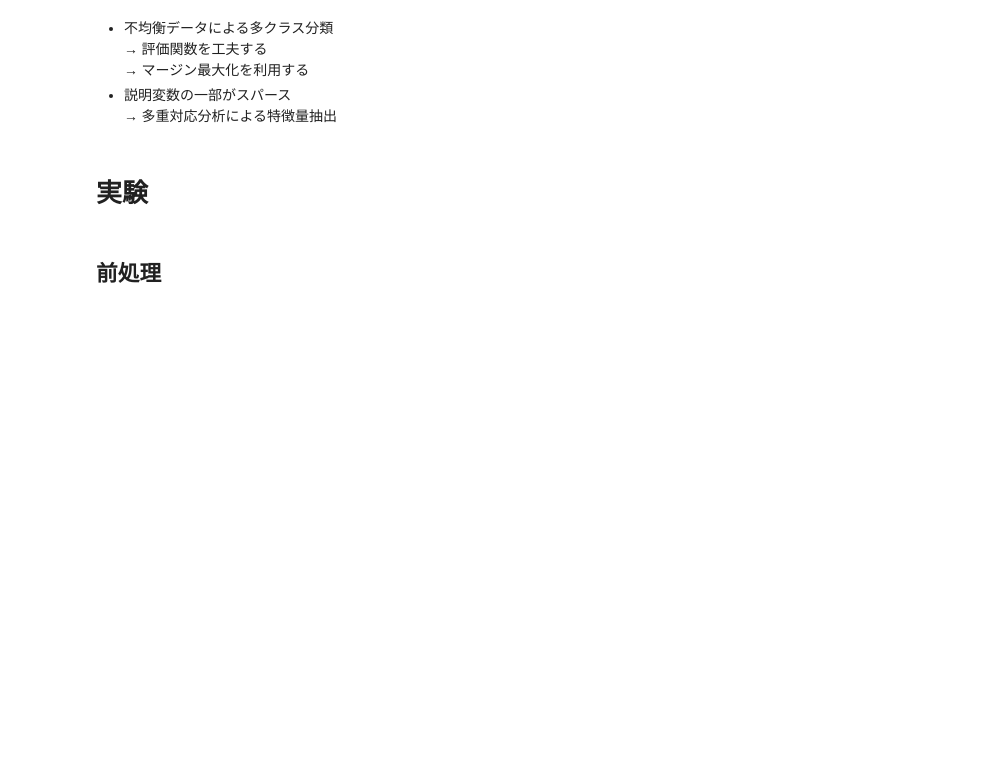
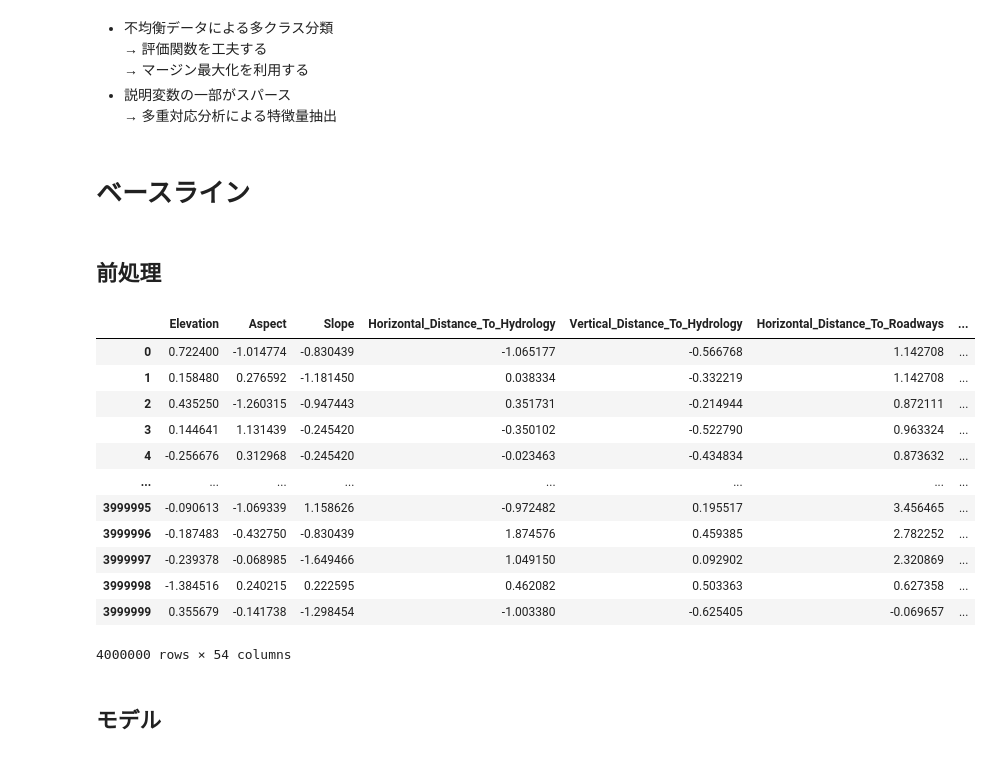
Before and after one commit to rrrrind/kaggle, a Jupyter notebook: workspace/Tabular_Playground_Series_Dec_2021/main.ipynb, the cells around one changed output. Cells and saved outputs as stored; diff of their text form; code cells hidden in the pictures; blank space fills up the shorter version.

```diff
--- a/workspace/Tabular_Playground_Series_Dec_2021/main.ipynb
+++ b/workspace/Tabular_Playground_Series_Dec_2021/main.ipynb
@@ -1,16 +1,18 @@
 # %% [markdown]
 # 事前準備
 # %%
-import psutil
+import os
+#import psutil
 import numpy as np
 import pandas as pd
 import multiprocessing
-import dask.dataframe as ddf
+#import dask.dataframe as ddf
 import matplotlib.pyplot as plt
 
 from sklearn import preprocessing
+import lightgbm
 
-DATA_PATH = '/home/workspace/Tabular_Playground_Series_Dec_2021/data/'
+DATA_PATH = os.getcwd()+'/data/'
 # %%
 train_data = pd.read_csv(DATA_PATH+'train.csv', dtype=np.int16).drop('Id',axis=1)
 test_data = pd.read_csv(DATA_PATH+'test.csv', dtype=np.int16).drop('Id',axis=1)
@@ -130,10 +130,33 @@ Cover_Type7: 62261
 - 説明変数の一部がスパース
   → 多重対応分析による特徴量抽出
 # %% [markdown]
-# 実験
+# ベースライン
 # %% [markdown]
 ## 前処理
+# %%
+#説明変数
+train_ex = train_data.drop('Cover_Type', axis=1)
+#目的変数
+train_ob = train_data['Cover_Type']
 # %%
 # 標準化
 ss = preprocessing.StandardScaler()
-train_data = ss.fit_transform(train_data)
+train_ss = pd.DataFrame(ss.fit_transform(train_ex), index=train_ex.index, columns=train_ex.columns)
+# %%
+train_ss
+# %% [output]
+|  | Elevation | Aspect | Slope | Horizontal_Distance_To_Hydrology | Vertical_Distance_To_Hydrology | Horizontal_Distance_To_Roadways | ... |
+| 0 | 0.722400 | -1.014774 | -0.830439 | -1.065177 | -0.566768 | 1.142708 | ... |
+| 1 | 0.158480 | 0.276592 | -1.181450 | 0.038334 | -0.332219 | 1.142708 | ... |
+| 2 | 0.435250 | -1.260315 | -0.947443 | 0.351731 | -0.214944 | 0.872111 | ... |
+| 3 | 0.144641 | 1.131439 | -0.245420 | -0.350102 | -0.522790 | 0.963324 | ... |
+| 4 | -0.256676 | 0.312968 | -0.245420 | -0.023463 | -0.434834 | 0.873632 | ... |
+| ... | ... | ... | ... | ... | ... | ... | ... |
+| 3999995 | -0.090613 | -1.069339 | 1.158626 | -0.972482 | 0.195517 | 3.456465 | ... |
+| 3999996 | -0.187483 | -0.432750 | -0.830439 | 1.874576 | 0.459385 | 2.782252 | ... |
+| 3999997 | -0.239378 | -0.068985 | -1.649466 | 1.049150 | 0.092902 | 2.320869 | ... |
+| 3999998 | -1.384516 | 0.240215 | 0.222595 | 0.462082 | 0.503363 | 0.627358 | ... |
+| 3999999 | 0.355679 | -0.141738 | -1.298454 | -1.003380 | -0.625405 | -0.069657 | ... |
+4000000 rows × 54 columns
+# %% [markdown]
+## モデル
```
Also changed, not shown: parts of 3 cells of this notebook.
